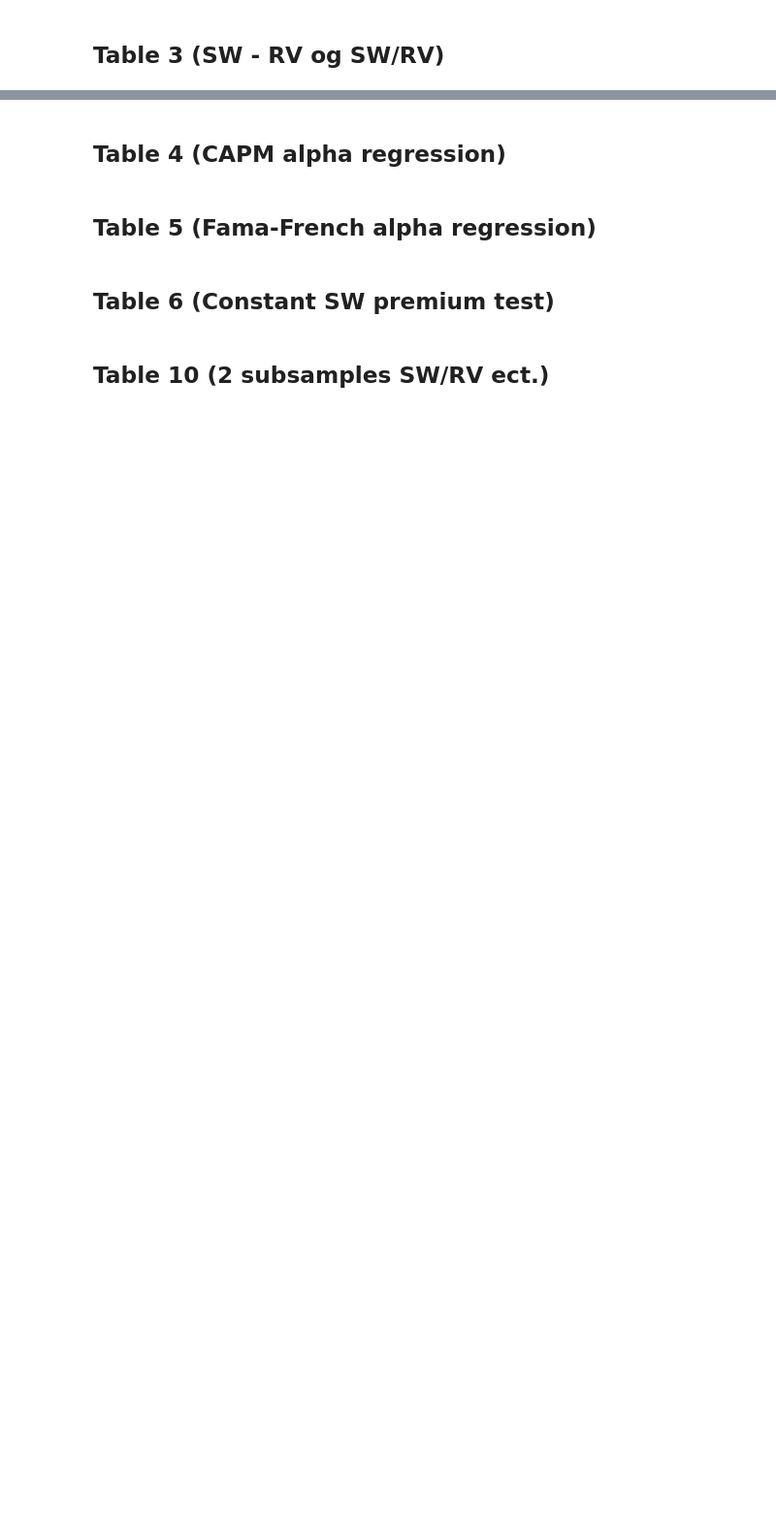
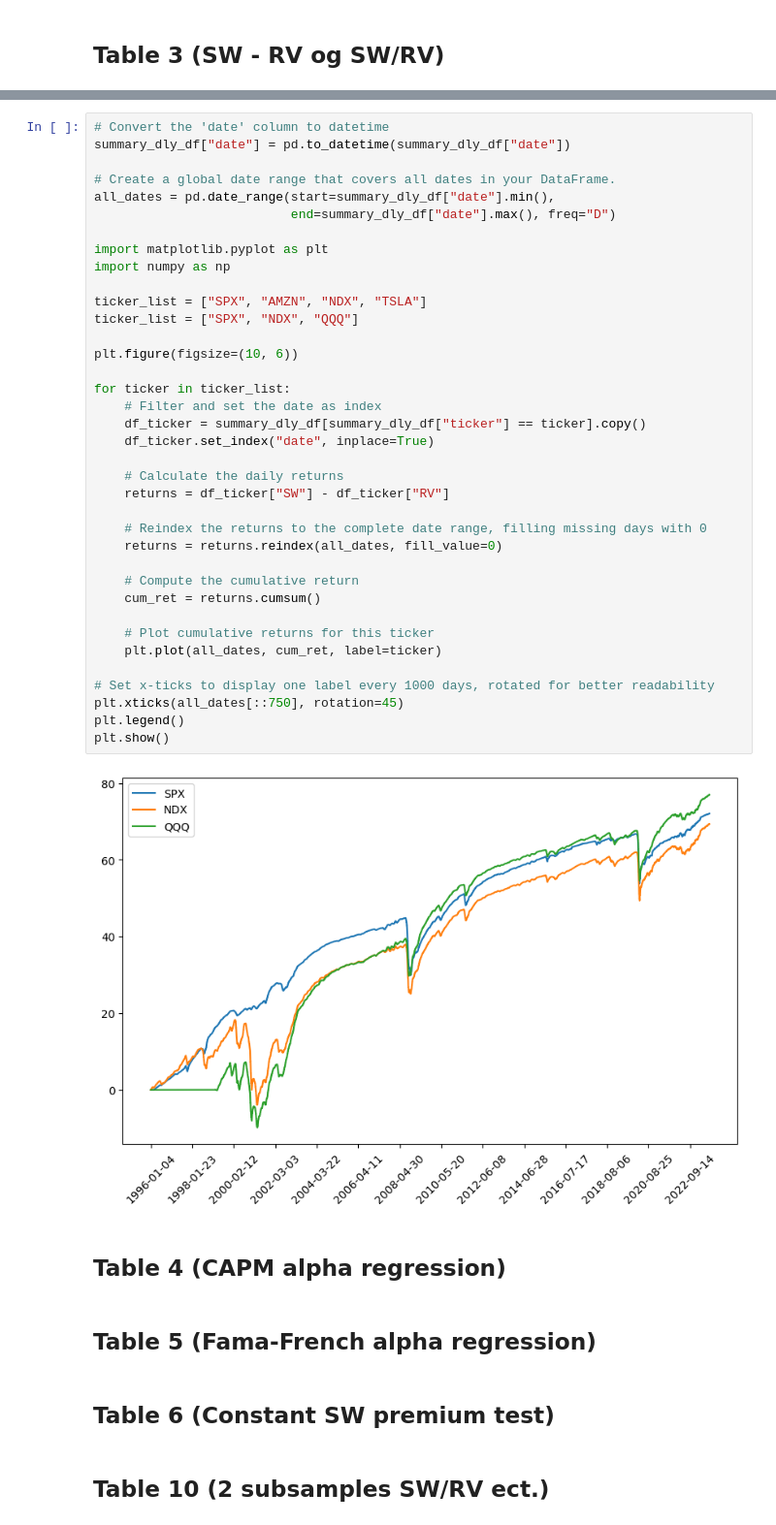
Before and after one commit to MadsHebsgaard/volpy, a Jupyter notebook: main.ipynb, the cells around one changed output, grey strips where cells are left out. Shown at 97% size. Saved outputs shown, nothing was run; the diff lists cells and outputs as text; blank space fills up the shorter version.

```diff
--- a/main.ipynb
+++ b/main.ipynb
@@ -226,3 +200,42 @@ AMZN & -9.18 & 53.71 & 0.70 & 0.44 & 1.74 & -1.79 & -0.20 & 0.56 & 0.72 & 0.05 &
+# %%
+# Convert the 'date' column to datetime
+summary_dly_df["date"] = pd.to_datetime(summary_dly_df["date"])
+
+# Create a global date range that covers all dates in your DataFrame.
+all_dates = pd.date_range(start=summary_dly_df["date"].min(),
+                          end=summary_dly_df["date"].max(), freq="D")
+
+import matplotlib.pyplot as plt
+import numpy as np
+
+ticker_list = ["SPX", "AMZN", "NDX", "TSLA"]
+ticker_list = ["SPX", "NDX", "QQQ"]
+
+plt.figure(figsize=(10, 6))
+
+for ticker in ticker_list:
+    # Filter and set the date as index
+    df_ticker = summary_dly_df[summary_dly_df["ticker"] == ticker].copy()
+    df_ticker.set_index("date", inplace=True)
+
+    # Calculate the daily returns
+    returns = df_ticker["SW"] - df_ticker["RV"]
+
+    # Reindex the returns to the complete date range, filling missing days with 0
+    returns = returns.reindex(all_dates, fill_value=0)
+
+    # Compute the cumulative return
+    cum_ret = returns.cumsum()
+
+    # Plot cumulative returns for this ticker
+    plt.plot(all_dates, cum_ret, label=ticker)
+
+# Set x-ticks to display one label every 1000 days, rotated for better readability
+plt.xticks(all_dates[::750], rotation=45)
+plt.legend()
+plt.show()
+# %% [output]
+[figure, added]
 # %% [markdown]
 ## Table 4 (CAPM alpha regression)
 # %% [markdown]
```
Also changed, not shown: parts of 10 cells of this notebook, 2 other files.
